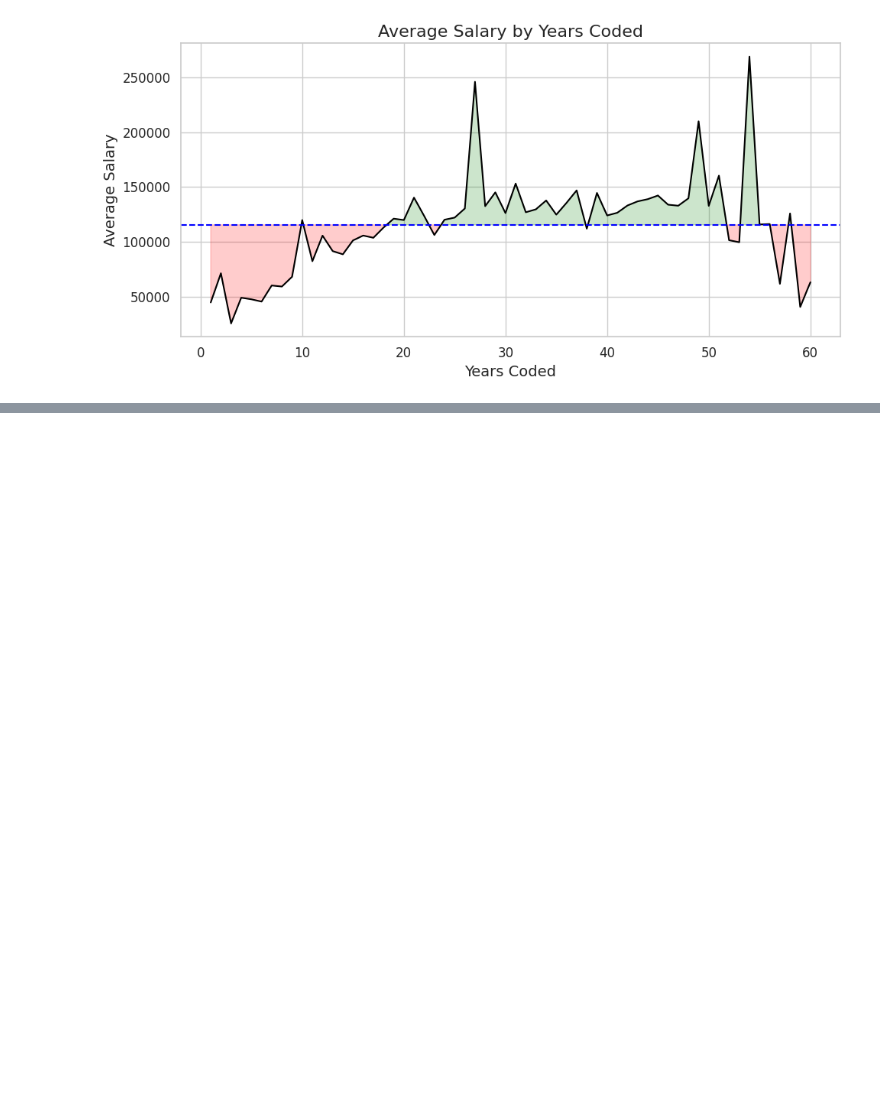
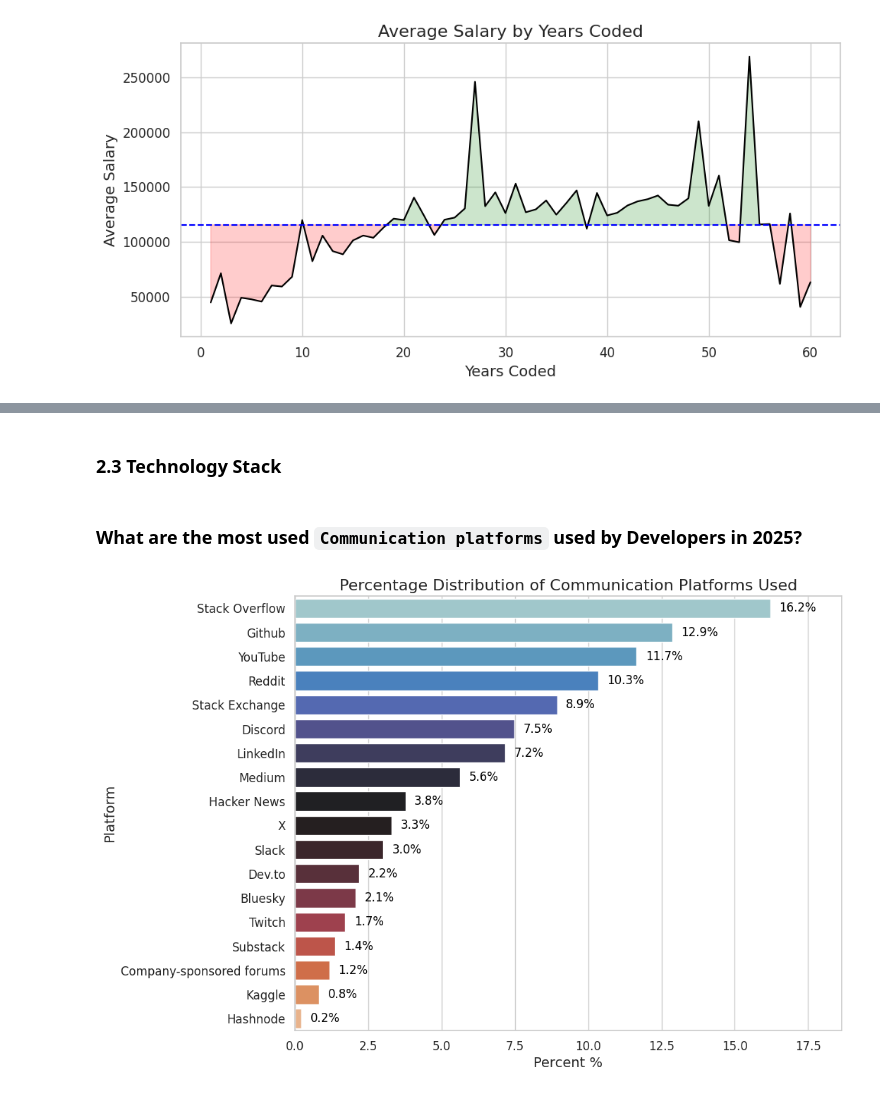
Before and after one commit to Rishabh-Verma-thc/StackOverflow2025-EDA, a Jupyter notebook: notebooks/SO_2025-EDA-insights.ipynb, the cells around one changed output, grey strips where cells are left out. Drawn from its saved outputs; the diff is of its cells as text; code cells hidden in the pictures; blank space fills up the shorter version.

```diff
--- a/notebooks/SO_2025-EDA-insights.ipynb
+++ b/notebooks/SO_2025-EDA-insights.ipynb
@@ -405,0 +479,4 @@ Insights:
+# %% [markdown]
+### 2.3 Technology Stack
+# %% [markdown]
+### What are the most used `Communication platforms` used by Developers in 2025?
@@ -405,0 +488,38 @@ Insights:
+# %%
+platformDict = dict(platformCounter)
+# %%
+rename_map = {
+    'GitHub (public projects, not private repos)': 'Github',
+    'Slack (public channels, not work)': 'Slack'
+}
+# %%
+for old,new in rename_map.items():
+    if old in platformDict:
+        platformDict[new] = platformDict.pop(old)
+# %%
+platform_df = pd.DataFrame(list(platformDict.items()), columns=['Platform','Count'])
+platform_df = platform_df.sort_values(['Count'],ascending=False).reset_index(drop=True)
+platform_df['Percent'] = round(platform_df['Count']/platform_df['Count'].sum() * 100, 2)
+# %%
+palette = sns.color_palette("icefire", n_colors=len(platform_df))
+# palette = palette[::-1]
+
+plt.figure(figsize=(10, 8))
+sns.barplot(
+    data=platform_df,
+    y='Platform',
+    x='Percent',
+    hue='Platform',
+    palette=palette
+)
+
+for i, v in enumerate(platform_df['Percent']):
+    plt.text(v + 0.3, i, f"{v:.1f}%", va='center', color='black')
+
+plt.xlim(0, max(platform_df['Percent'])*1.15)
+plt.xlabel('Percent %')
+plt.ylabel('Platform')
+plt.title('Percentage Distribution of Communication Platforms Used')
+plt.show()
+# %% [output]
+[figure, added]
```
Also changed, not shown: parts of 80 cells of this notebook, 25 other files.
